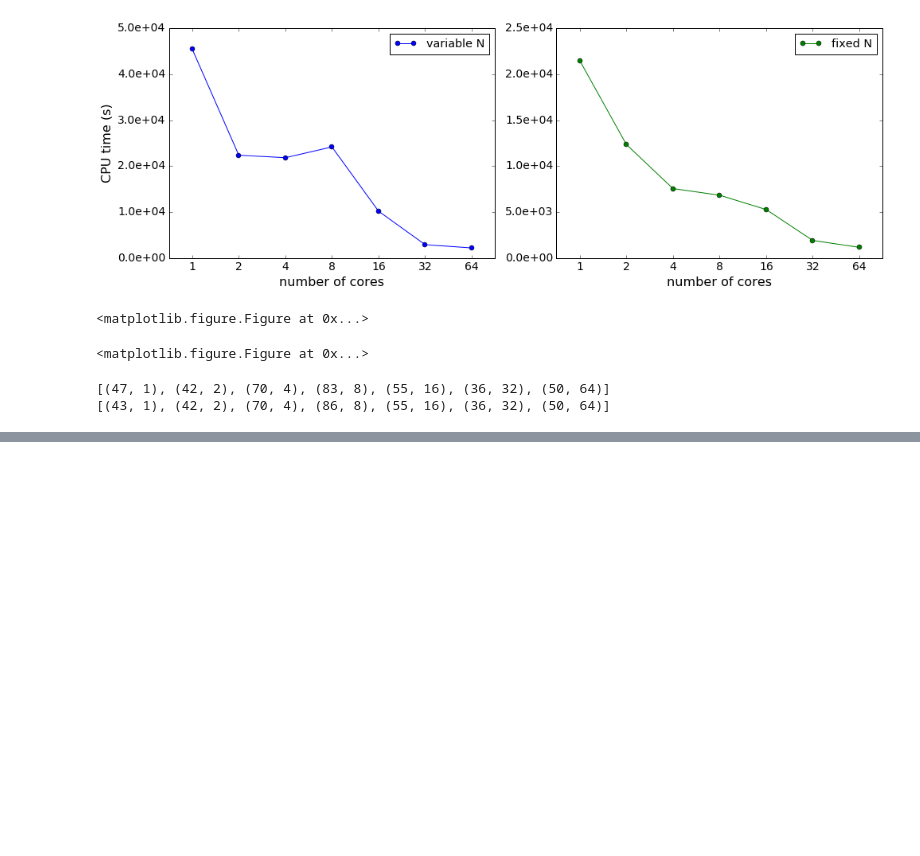
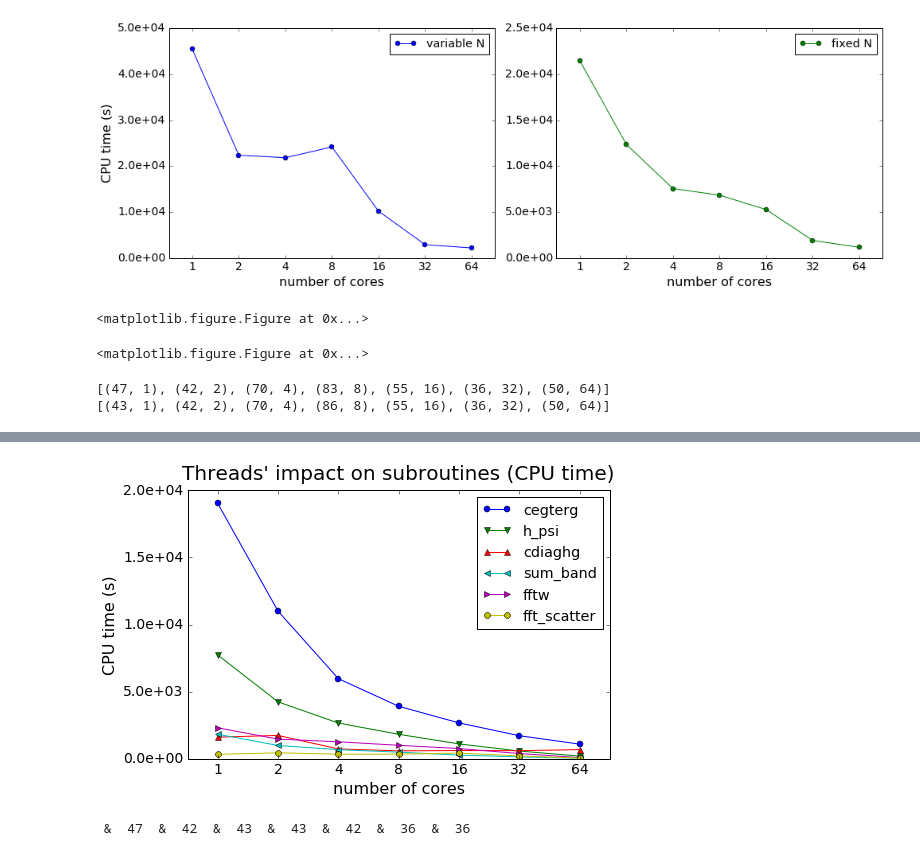
Before and after one commit to gioruffa/qetools, a Jupyter notebook: plotter.ipynb, the cells around one changed output, grey strips where cells are left out. Drawn from its saved outputs; the diff is of its cells as text; code cells hidden in the pictures; blank space fills up the shorter version.

```diff
--- a/plotter.ipynb
+++ b/plotter.ipynb
@@ -1842,0 +1999,29 @@ fig.savefig('/tmp/A_threads.pdf')
+# %%
+#
+# TESI
+#
+
+interesting_functions = ['cegterg','h_psi','cdiaghg','sum_band','fftw','fft_scatter']
+#SGI
+fig,axes_s = plt.subplots(1,1)
+axes=[axes_s]
+fig.set_size_inches(7.5,5)
+
+#tio_MP_GoodRun_Rescaled.rescale(min_iters=20).plotFunction(interesting_functions,figure=fig,axes=axes[0],
+tio_MP_GoodRun_Rescaled.rescale(min_iters=20).plotFunction(interesting_functions,figure=fig,axes=axes[0],
+                         legend=False,useTimeFormatter=False,title="",
+                        yformatter='seconds',metric='wallTime')
+axes[0].legend(loc='upper right')
+axes[0].set_ylabel('CPU time (s)')
+axes[0].set_xlabel('number of cores')
+axes[0].set_title("Threads' impact on subroutines (CPU time)",y=1.02)
+
+plt.tight_layout()
+plt.savefig('/tmp/threads_relevant_subroutines.pdf',bbox_inches='tight')
+# %% [output]
+[figure, added]
+# %%
+for it,cores in tio_MP_GoodRun.getIterationsNumPerRun() :
+    print ' & ',str(it),
+# %% [output]
+ &  47  &  42  &  43  &  43  &  42  &  36  &  36
```
Also changed, not shown: parts of 5 cells of this notebook.
